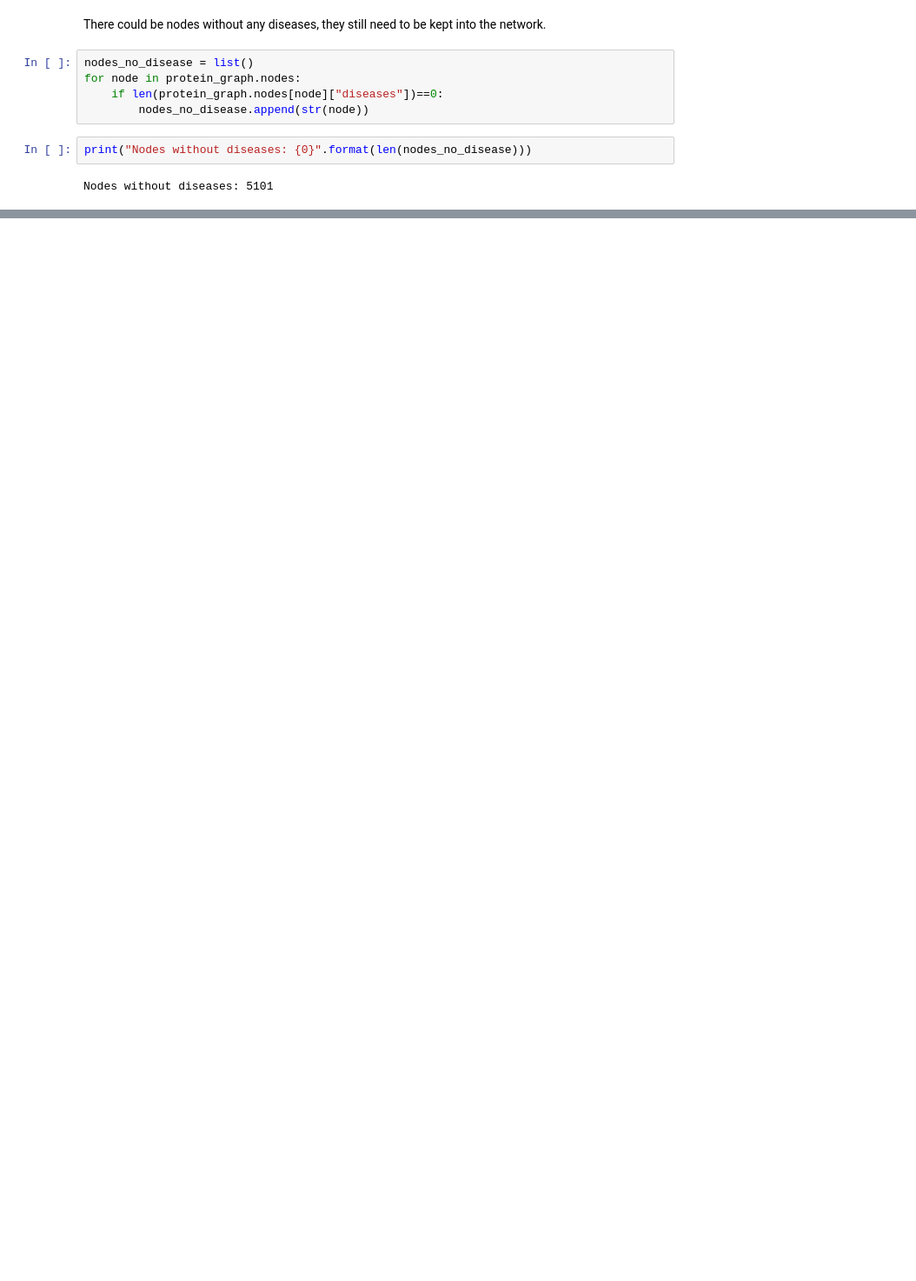
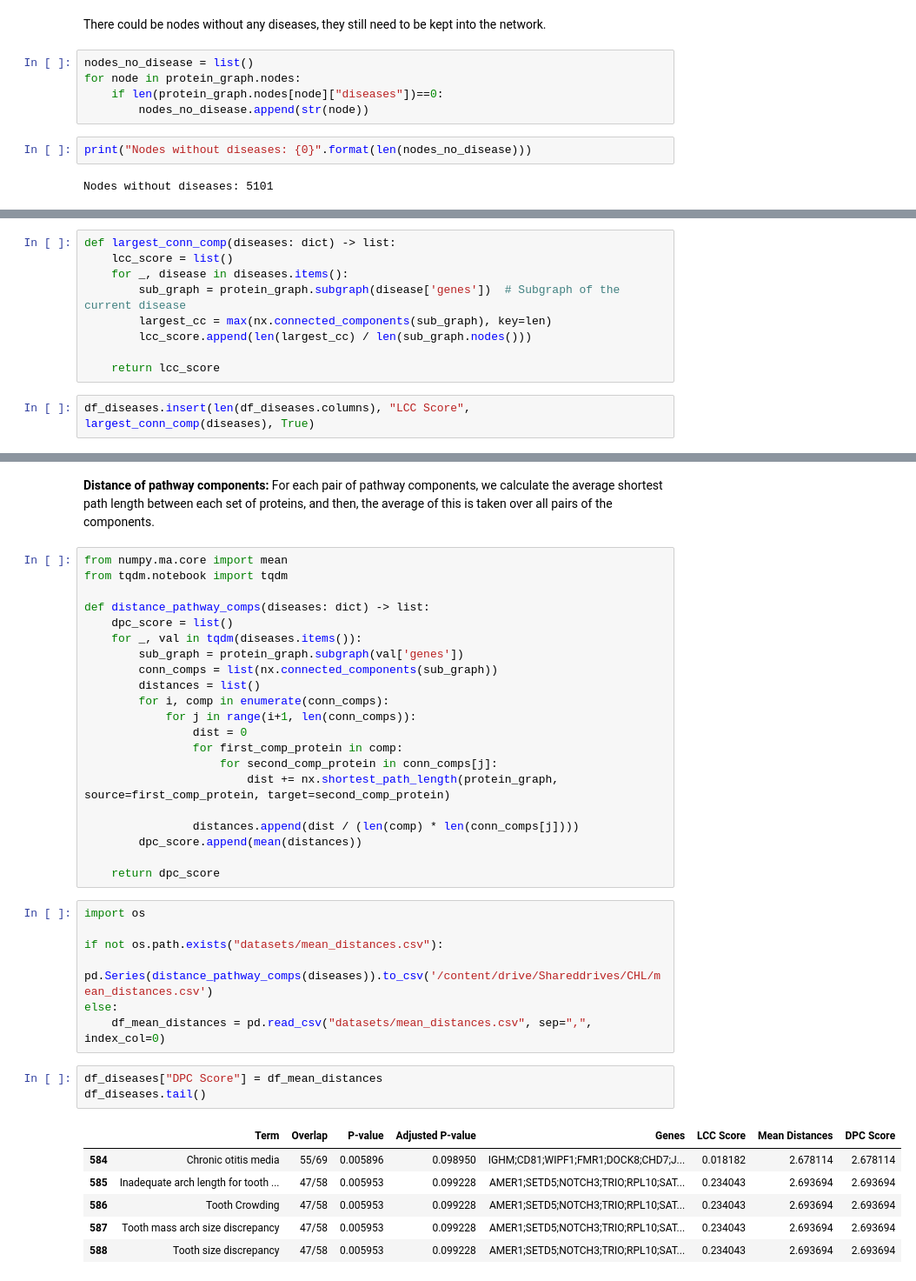
Before and after one commit to nikodallanoce/ComputationalHealthLaboratory, a Jupyter notebook: Project_CHL.ipynb, the cells around one changed output, grey strips where cells are left out. Shown: that part at 87% size. Saved outputs shown, nothing was run; the diff lists cells and outputs as text; blank space fills up the shorter version.

Commit message:
Notebook updated with some metrics

```diff
--- a/Project_CHL.ipynb
+++ b/Project_CHL.ipynb
@@ -358,0 +302,11 @@ protein_graph.edges().data()
+# %%
+def largest_conn_comp(diseases: dict) -> list:
+    lcc_score = list()
+    for _, disease in diseases.items():
+        sub_graph = protein_graph.subgraph(disease['genes'])  # Subgraph of the current disease
+        largest_cc = max(nx.connected_components(sub_graph), key=len)
+        lcc_score.append(len(largest_cc) / len(sub_graph.nodes()))
+
+    return lcc_score
+# %%
+df_diseases.insert(len(df_diseases.columns), "LCC Score", largest_conn_comp(diseases), True)
@@ -358,0 +322,40 @@ protein_graph.edges().data()
+# %% [markdown]
+**Distance of pathway components:** For each pair of pathway components, we calculate the average shortest path length between each set of proteins, and then, the average of this is taken over all pairs of the components.
+# %%
+from numpy.ma.core import mean
+from tqdm.notebook import tqdm
+
+def distance_pathway_comps(diseases: dict) -> list:
+    dpc_score = list()
+    for _, val in tqdm(diseases.items()):
+        sub_graph = protein_graph.subgraph(val['genes'])
+        conn_comps = list(nx.connected_components(sub_graph))
+        distances = list()
+        for i, comp in enumerate(conn_comps):
+            for j in range(i+1, len(conn_comps)):
+                dist = 0
+                for first_comp_protein in comp:
+                    for second_comp_protein in conn_comps[j]:
+                        dist += nx.shortest_path_length(protein_graph, source=first_comp_protein, target=second_comp_protein)
+
+                distances.append(dist / (len(comp) * len(conn_comps[j])))
+        dpc_score.append(mean(distances))
+
+    return dpc_score
+# %%
+import os
+
+if not os.path.exists("datasets/mean_distances.csv"):
+    pd.Series(distance_pathway_comps(diseases)).to_csv('/content/drive/Shareddrives/CHL/mean_distances.csv')
+else:
+    df_mean_distances = pd.read_csv("datasets/mean_distances.csv", sep=",", index_col=0)
+# %%
+df_diseases["DPC Score"] = df_mean_distances
+df_diseases.tail()
+# %% [output]
+|  | Term | Overlap | P-value | Adjusted P-value | Genes | LCC Score | Mean Distances | DPC Score |
+| 584 | Chronic otitis media | 55/69 | 0.005896 | 0.098950 | IGHM;CD81;WIPF1;FMR1;DOCK8;CHD7;J... | 0.018182 | 2.678114 | 2.678114 |
+| 585 | Inadequate arch length for tooth ... | 47/58 | 0.005953 | 0.099228 | AMER1;SETD5;NOTCH3;TRIO;RPL10;SAT... | 0.234043 | 2.693694 | 2.693694 |
+| 586 | Tooth Crowding | 47/58 | 0.005953 | 0.099228 | AMER1;SETD5;NOTCH3;TRIO;RPL10;SAT... | 0.234043 | 2.693694 | 2.693694 |
+| 587 | Tooth mass arch size discrepancy | 47/58 | 0.005953 | 0.099228 | AMER1;SETD5;NOTCH3;TRIO;RPL10;SAT... | 0.234043 | 2.693694 | 2.693694 |
+| 588 | Tooth size discrepancy | 47/58 | 0.005953 | 0.099228 | AMER1;SETD5;NOTCH3;TRIO;RPL10;SAT... | 0.234043 | 2.693694 | 2.693694 |
```
Also changed, not shown: parts of 33 cells of this notebook, 1 other file.
